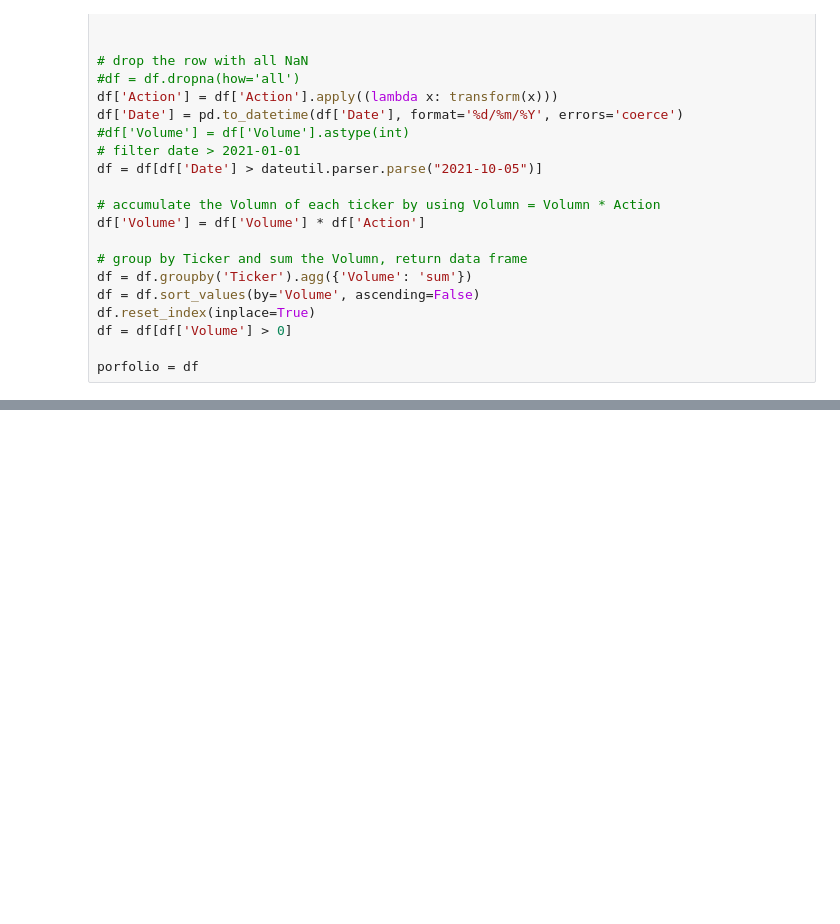
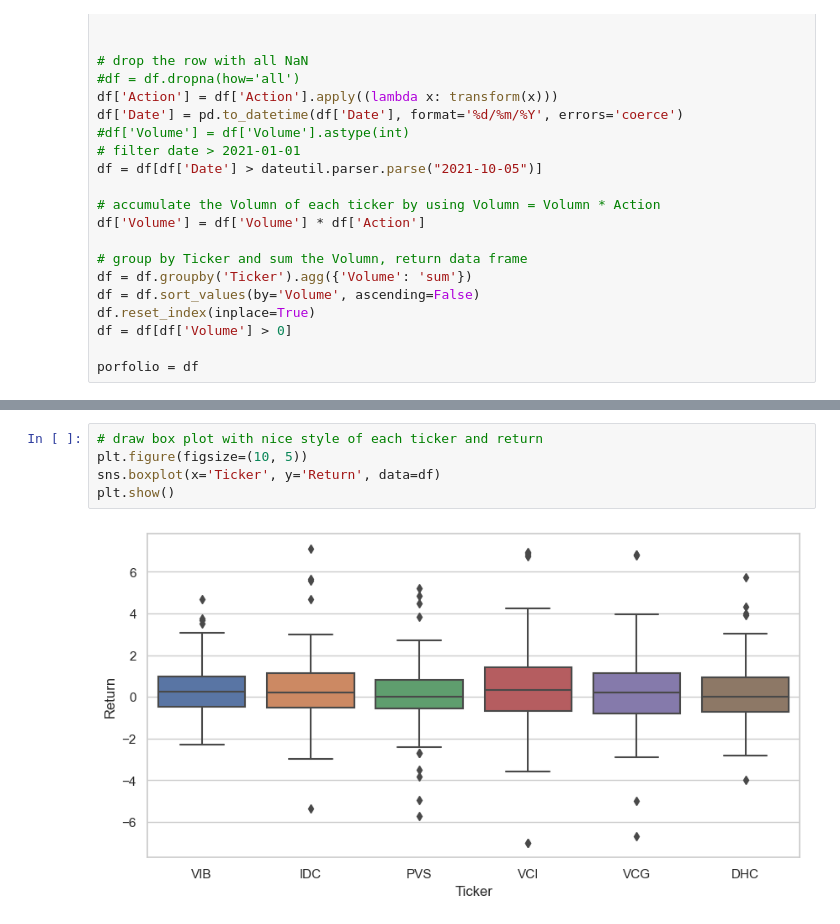
Before and after one commit to nguyenhaiquoc/python-data-analysis, a Jupyter notebook: trading_performance.ipynb, the cells around one changed output, grey strips where cells are left out. Saved outputs shown, nothing was run; the diff lists cells and outputs as text; blank space fills up the shorter version.

```diff
--- a/trading_performance.ipynb
+++ b/trading_performance.ipynb
@@ -173,0 +248,7 @@ def allocate_money(porfolio, money):
+# %%
+# draw box plot with nice style of each ticker and return
+plt.figure(figsize=(10, 5))
+sns.boxplot(x='Ticker', y='Return', data=df)
+plt.show()
+# %% [output]
+[figure, added]
```
Also changed, not shown: parts of 12 cells of this notebook, 3 other files.
